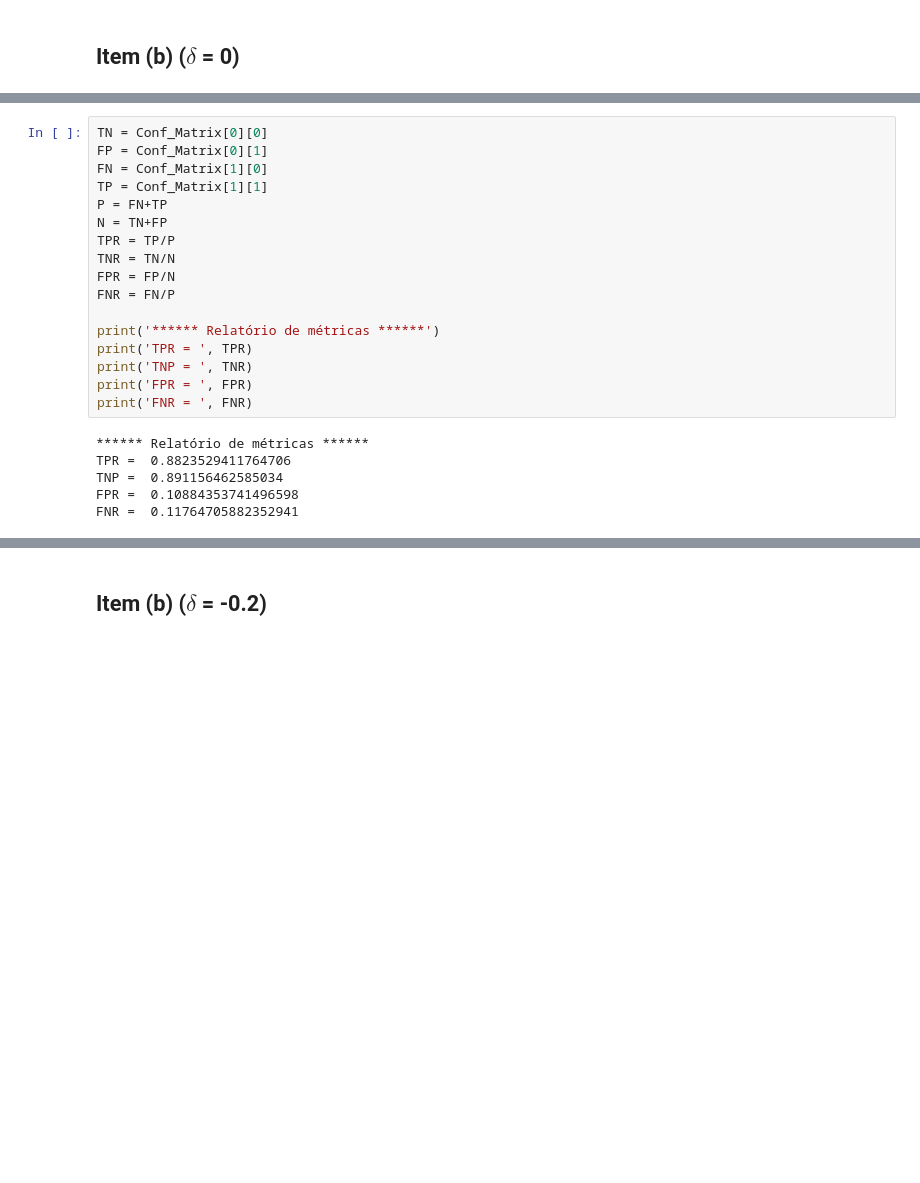
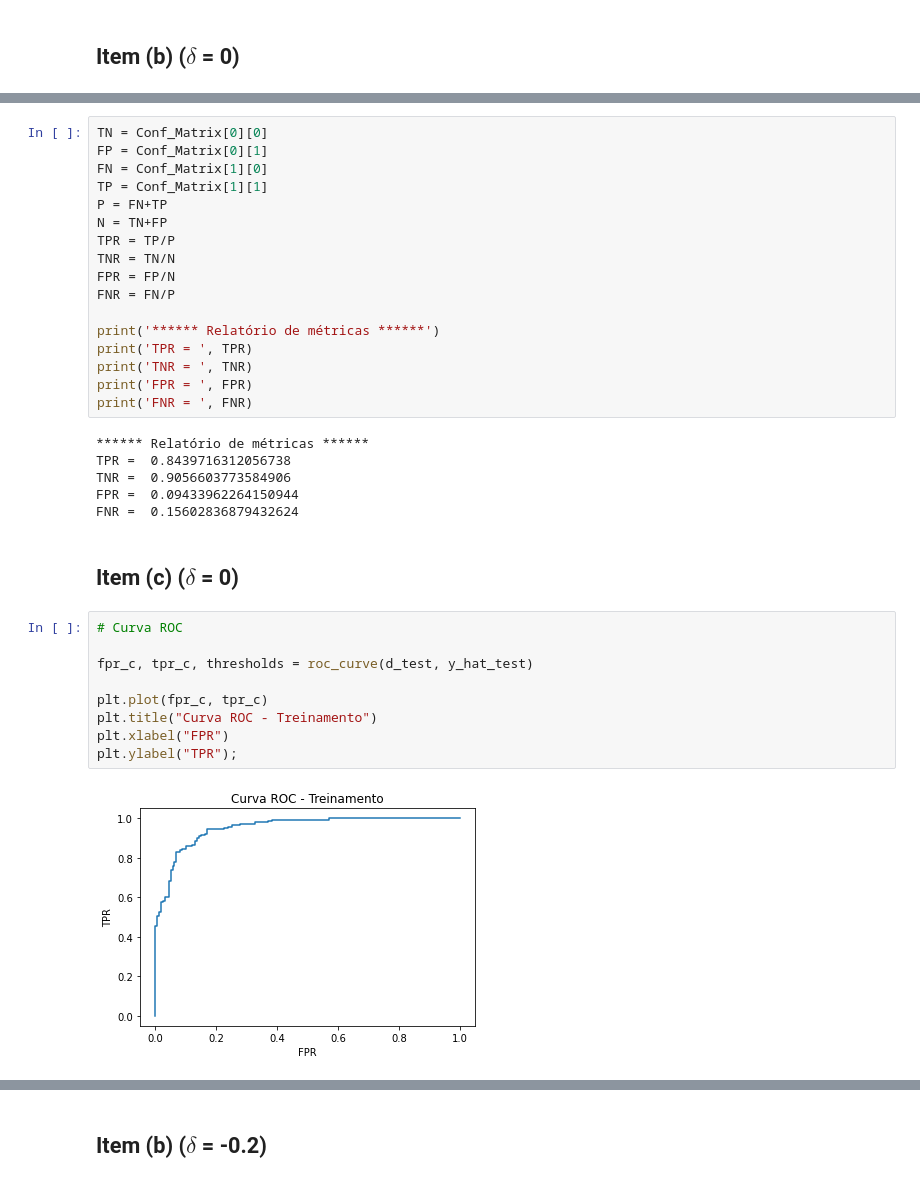
Before and after one commit to julianovale/PO450, a Jupyter notebook: Semana07_PO450_Atividade05.ipynb, the cells around one changed output, grey strips where cells are left out. Cells and saved outputs as stored; diff of their text form; blank space fills up the shorter version.

```diff
--- a/Semana07_PO450_Atividade05.ipynb
+++ b/Semana07_PO450_Atividade05.ipynb
@@ -132,15 +132,28 @@ FNR = FN/P
 
 print('****** Relatório de métricas ******')
 print('TPR = ', TPR)
-print('TNP = ', TNR)
+print('TNR = ', TNR)
 print('FPR = ', FPR)
 print('FNR = ', FNR)
 # %% [output]
 ****** Relatório de métricas ******
-TPR =  0.8823529411764706
-TNP =  0.891156462585034
-FPR =  0.10884353741496598
-FNR =  0.11764705882352941
+TPR =  0.8439716312056738
+TNR =  0.9056603773584906
+FPR =  0.09433962264150944
+FNR =  0.15602836879432624
+# %% [markdown]
+## Item (c) ($\delta$ = 0)
+# %%
+# Curva ROC
+
+fpr_c, tpr_c, thresholds = roc_curve(d_test, y_hat_test)
+
+plt.plot(fpr_c, tpr_c)
+plt.title("Curva ROC - Treinamento")
+plt.xlabel("FPR")
+plt.ylabel("TPR");
+# %% [output]
+[figure, added]
 # %%
 # Curva ROC
 
```
Also changed, not shown: parts of 24 cells of this notebook.
